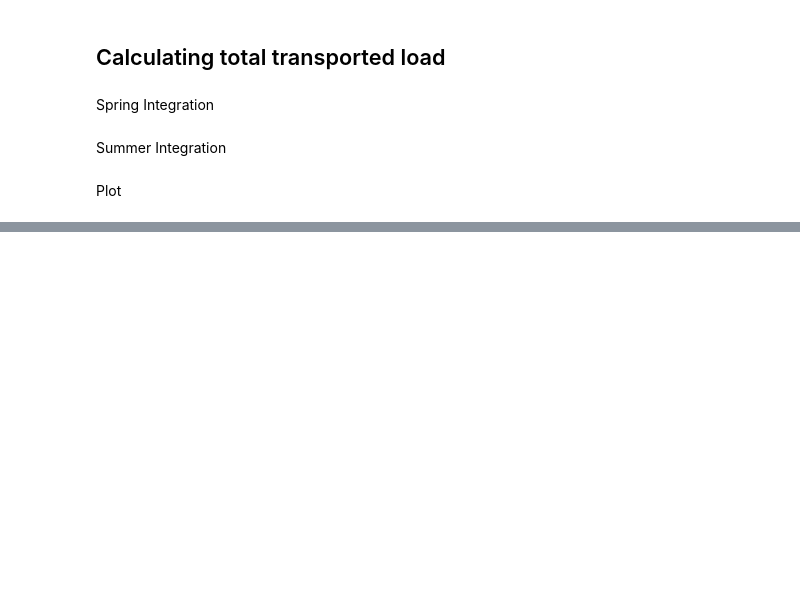
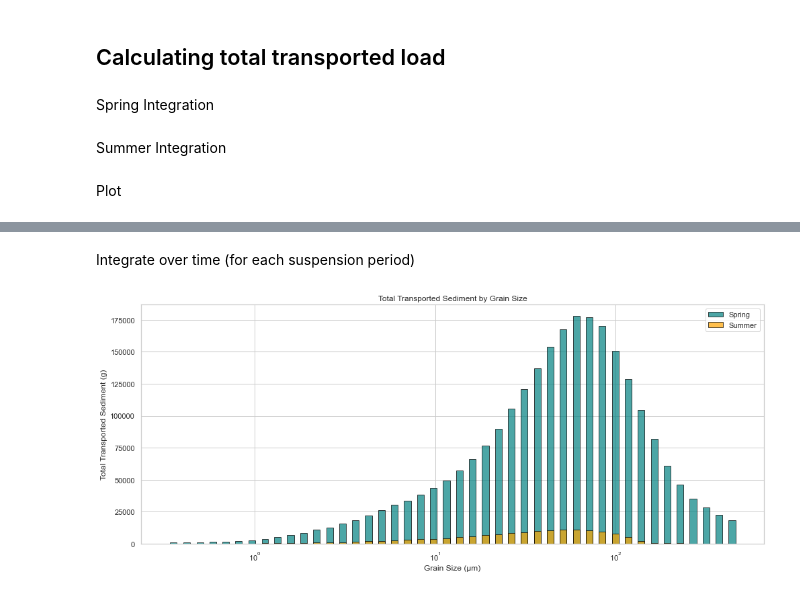
Before and after one commit to nicole-hucke/sediment_trap_paper, a Jupyter notebook: data_analysis/sediment_load_analysis/suspended_load_calculation.ipynb, the cells around one changed output, grey strips where cells are left out. Drawn from its saved outputs; the diff is of its cells as text; code cells hidden in the pictures; blank space fills up the shorter version.

Commit message:
getting total sediment loads from suspension
spoiler: didn't work

```diff
--- a/data_analysis/sediment_load_analysis/suspended_load_calculation.ipynb
+++ b/data_analysis/sediment_load_analysis/suspended_load_calculation.ipynb
@@ -534,0 +602,2 @@ summer_mass_df.to_csv('transported_mass/total_mass_summer.csv')
+# %% [markdown]
+Integrate over time (for each suspension period)
@@ -534,0 +619,62 @@ summer_mass_df.to_csv('transported_mass/total_mass_summer.csv')
+# %%
+# ensuring index is datetime
+SSC_spring = SSC_spring.sort_index()
+dt = 900 # 15 minutes in seconds
+total_mass_per_grain_spring = {}
+
+for grain_col in grain_cols_Qs:
+    size = float(grain_col.replace('Qs_', ''))  # extract size from column name
+    suspended_times = spring_suspension_periods.get(size, [])  # get times in suspension
+
+    # get Qs values only where the grain is in suspension
+    Qs_values = SSC_spring.loc[SSC_spring.index.isin(suspended_times), grain_col].fillna(0).values
+    # integrate only where the grain is suspended
+    mass = (Qs_values * dt).sum()
+    total_mass_per_grain_spring[grain_col] = mass
+# %%
+# convert dictionary to DataFrame for plotting
+spring_mass_df = pd.DataFrame.from_dict(total_mass_per_grain_spring, orient='index', columns=['Total_grams'])
+summer_mass_df = pd.DataFrame.from_dict(total_mass_per_grain_summer, orient='index', columns=['Total_grams'])
+# remove Qs_ prefix
+spring_mass_df.index = spring_mass_df.index.str.replace('Qs_', '')
+summer_mass_df.index = summer_mass_df.index.str.replace('Qs_', '')
+# convert index to float so sorting is by size, not text
+spring_mass_df.index = spring_mass_df.index.astype(float)
+summer_mass_df.index = summer_mass_df.index.astype(float)
+# sort by grain size
+spring_mass_df = spring_mass_df.sort_index()
+summer_mass_df = summer_mass_df.sort_index()
+
+# calculations for the plot:
+# get grain sizes and values
+grain_sizes = np.array(sorted(spring_mass_df.index.union(summer_mass_df.index)))
+spring_vals = spring_mass_df.reindex(grain_sizes, fill_value=0)['Total_grams'].values
+summer_vals = summer_mass_df.reindex(grain_sizes, fill_value=0)['Total_grams'].values
+# calculate log-spaced widths
+log_sizes = np.log10(grain_sizes)
+bin_edges = np.concatenate([
+    [log_sizes[0] - (log_sizes[1] - log_sizes[0]) / 2],
+    (log_sizes[1:] + log_sizes[:-1]) / 2,
+    [log_sizes[-1] + (log_sizes[-1] - log_sizes[-2]) / 2]
+])
+bar_centers = log_sizes
+bar_widths = np.diff(bin_edges)
+
+# convert back to linear space for plotting
+x_vals = 10**bar_centers
+widths = 10**(bar_centers + bar_widths/2) - 10**(bar_centers - bar_widths/2)
+
+# plot
+plt.figure(figsize=(14, 6))
+plt.bar(x_vals - widths/4, spring_vals, width=widths/2, color='teal', alpha=0.7, label='Spring', align='center', edgecolor='black')
+plt.bar(x_vals - widths/4, summer_vals, width=widths/2, color='orange', alpha=0.7, label='Summer', align='center', edgecolor='black')
+
+plt.xscale('log')
+plt.xlabel('Grain Size (µm)')
+plt.ylabel('Total Transported Sediment (g)')
+plt.title('Total Transported Sediment by Grain Size')
+plt.legend()
+plt.tight_layout()
+plt.show()
+# %% [output]
+[figure, added]
```
Also changed, not shown: parts of 12 cells of this notebook, 12 other files.
